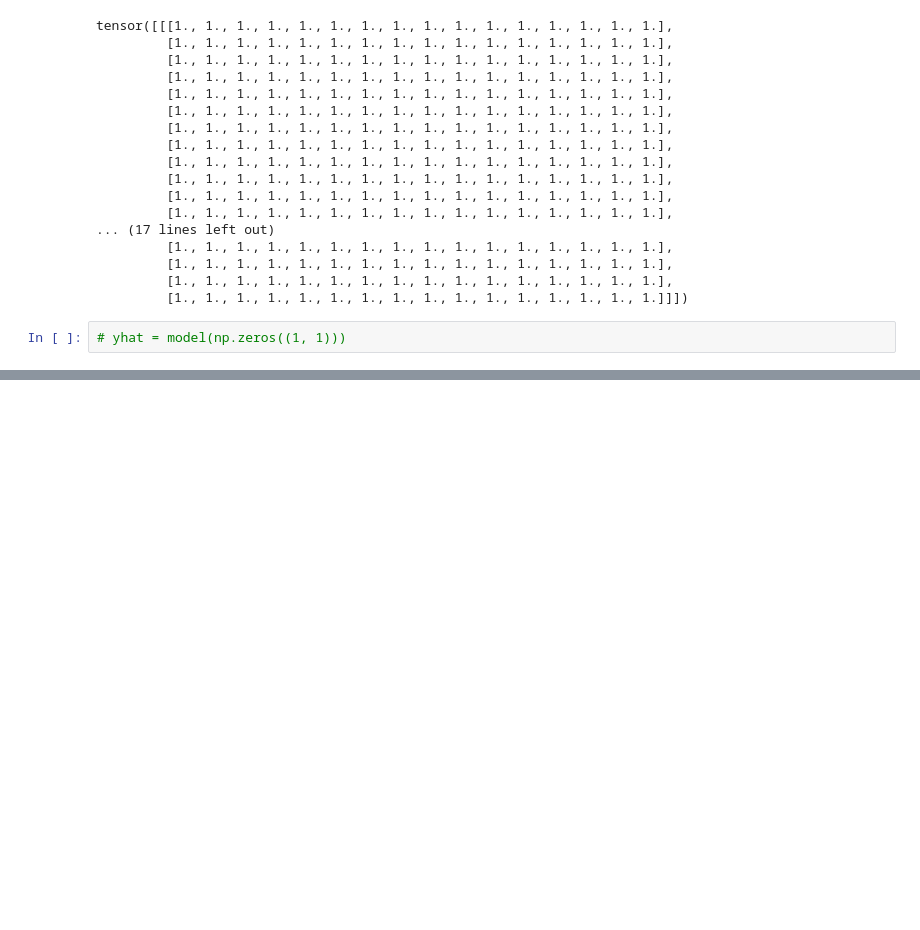
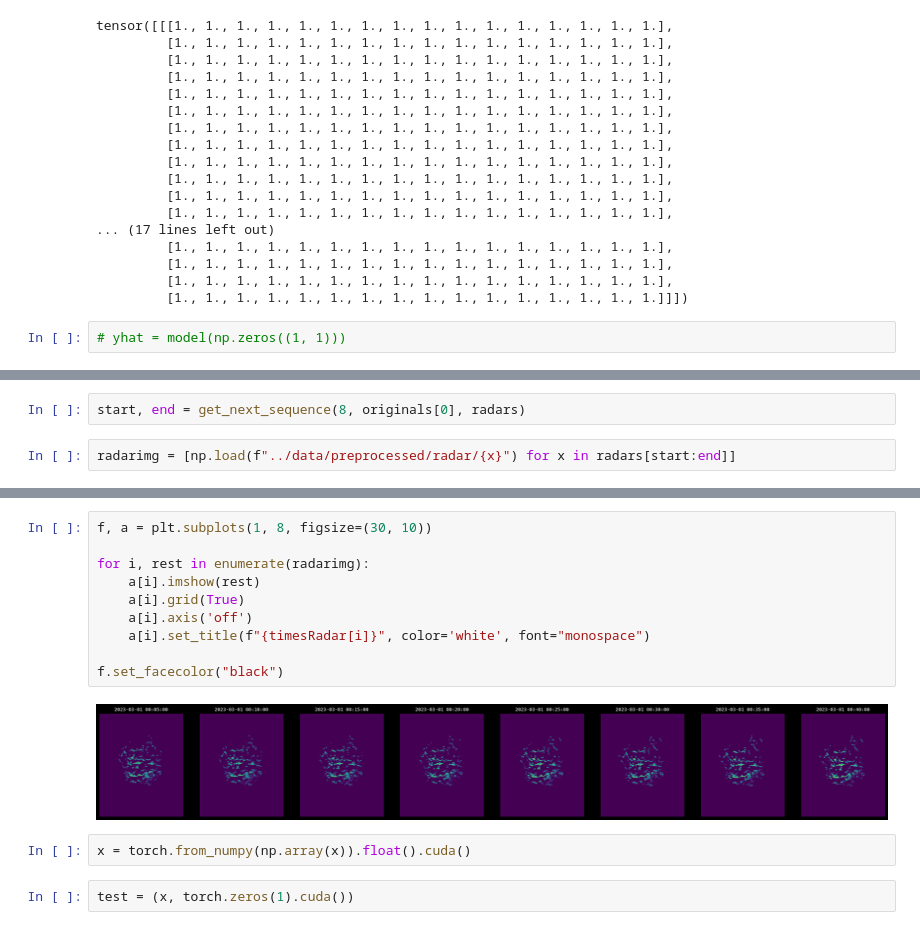
Before and after one commit to masterkram/bsc_thesis, a Jupyter notebook: sandbox/test_models.ipynb, the cells around one changed output, grey strips where cells are left out. Saved outputs shown, nothing was run; the diff lists cells and outputs as text; blank space fills up the shorter version.

```diff
--- a/sandbox/test_models.ipynb
+++ b/sandbox/test_models.ipynb
@@ -50,0 +114,4 @@ model = Sat2Rad.load_from_checkpoint("../src/ml_variants/unet/pipelines/training
+# %%
+start, end = get_next_sequence(8, originals[0], radars)
+# %%
+radarimg = [np.load(f"../data/preprocessed/radar/{x}") for x in radars[start:end]]
@@ -50,0 +150,16 @@ model = Sat2Rad.load_from_checkpoint("../src/ml_variants/unet/pipelines/training
+# %%
+f, a = plt.subplots(1, 8, figsize=(30, 10))
+
+for i, rest in enumerate(radarimg):
+    a[i].imshow(rest)
+    a[i].grid(True)
+    a[i].axis('off')
+    a[i].set_title(f"{timesRadar[i]}", color='white', font="monospace")
+
+f.set_facecolor("black")
+# %% [output]
+[figure, added]
+# %%
+x = torch.from_numpy(np.array(x)).float().cuda()
+# %%
+test = (x, torch.zeros(1).cuda())
```
Also changed, not shown: parts of 24 cells of this notebook, 31 other files.
